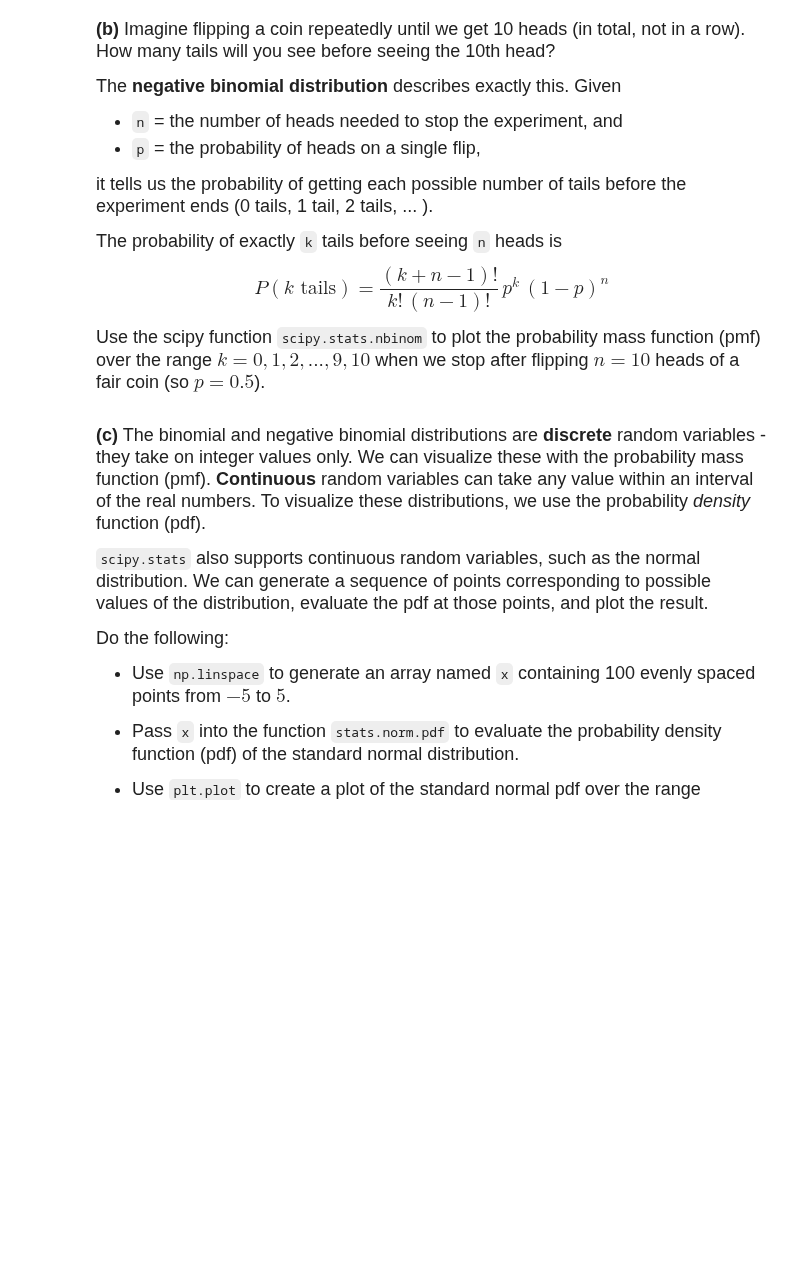
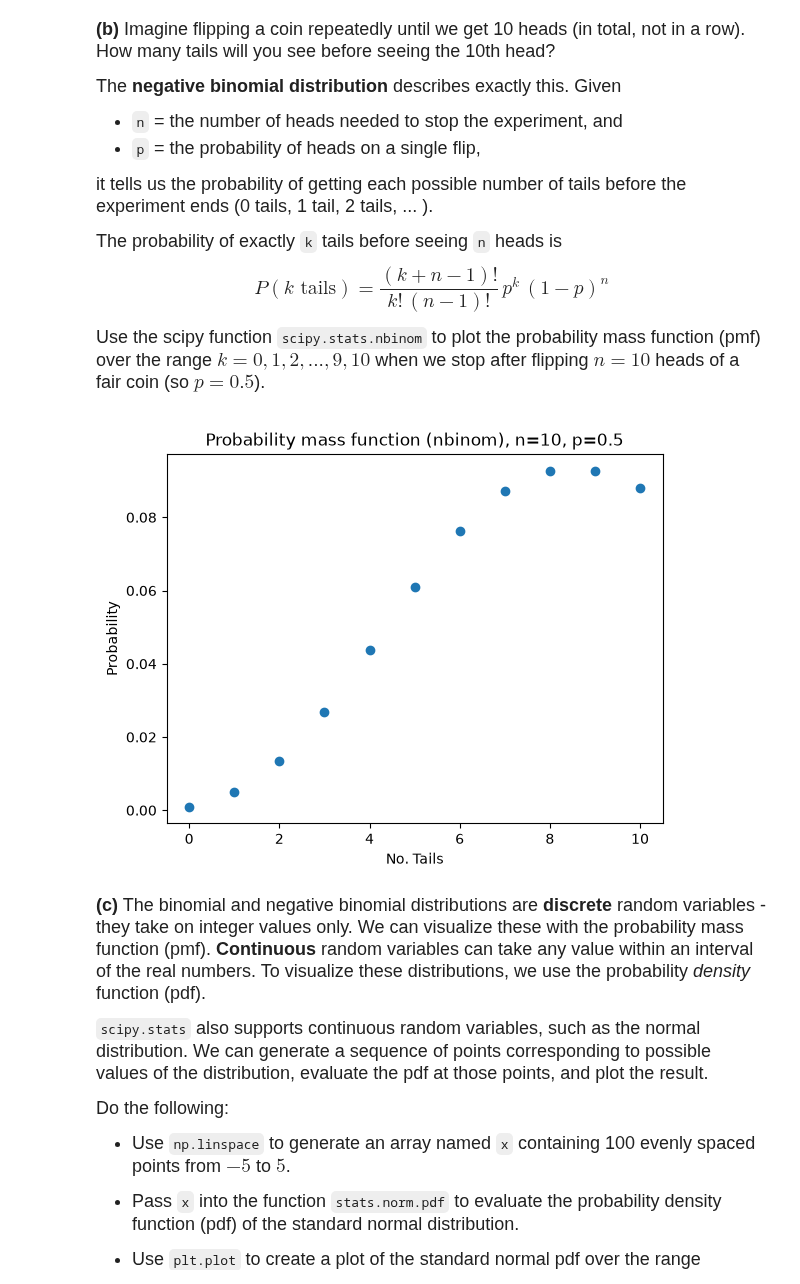
Before and after one commit to lihoimingandy1115-png/datasci185fall2026, a Jupyter notebook: _assignments/assignment_3/Assignment3-v2.ipynb, the cells around one changed output. Saved outputs shown, nothing was run; the diff lists cells and outputs as text; code cells hidden in the pictures; blank space fills up the shorter version.

```diff
--- a/_assignments/assignment_3/Assignment3-v2.ipynb
+++ b/_assignments/assignment_3/Assignment3-v2.ipynb
@@ -43,6 +51,24 @@ $$P(k \text{ tails}) = \frac{(k+n-1)!}{k!\,(n-1)!}\, p^{k}\,(1-p)^{n}$$
 Use the scipy function `scipy.stats.nbinom` to plot the probability mass function (pmf) over the range $k=0, 1, 2, ..., 9, 10$ when we stop after flipping $n=10$ heads of a fair coin (so $p = 0.5$).
 # %%
 # your code here
+import scipy.stats as stats
+import numpy as np
+import matplotlib.pyplot as plt
+
+prob = []
+
+k_range = np.arange(0,11)
+
+for k in k_range:
+    prob.append(stats.nbinom.pmf(k,10,0.5))
+
+plt.scatter(x=k_range,y=prob)
+plt.xlabel("No. Tails")
+plt.ylabel("Probability")
+plt.title("Probability mass function (nbinom), n=10, p=0.5")
+plt.show()
+# %% [output]
+[figure, added]
 # %% [markdown]
 <font size = "4">
 
```
Also changed, not shown: parts of 4 cells of this notebook.
